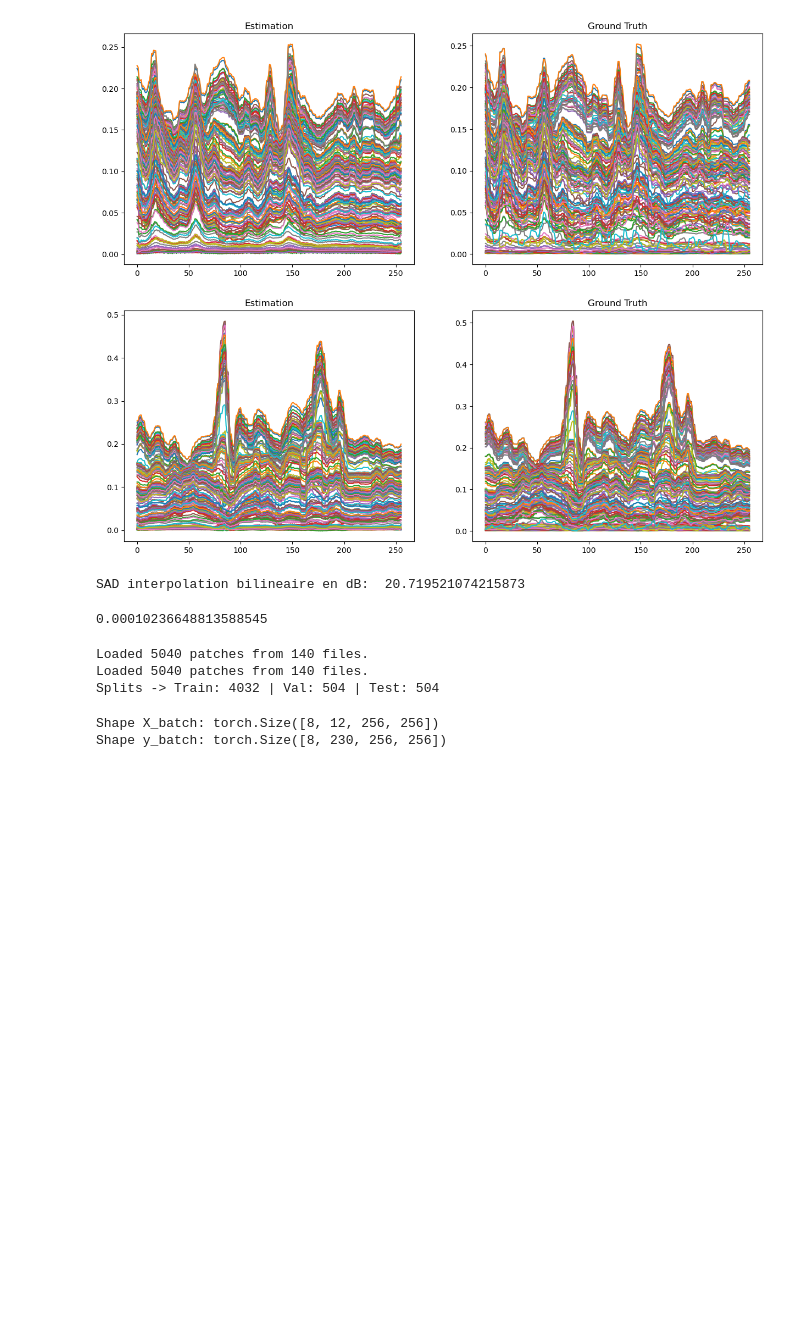
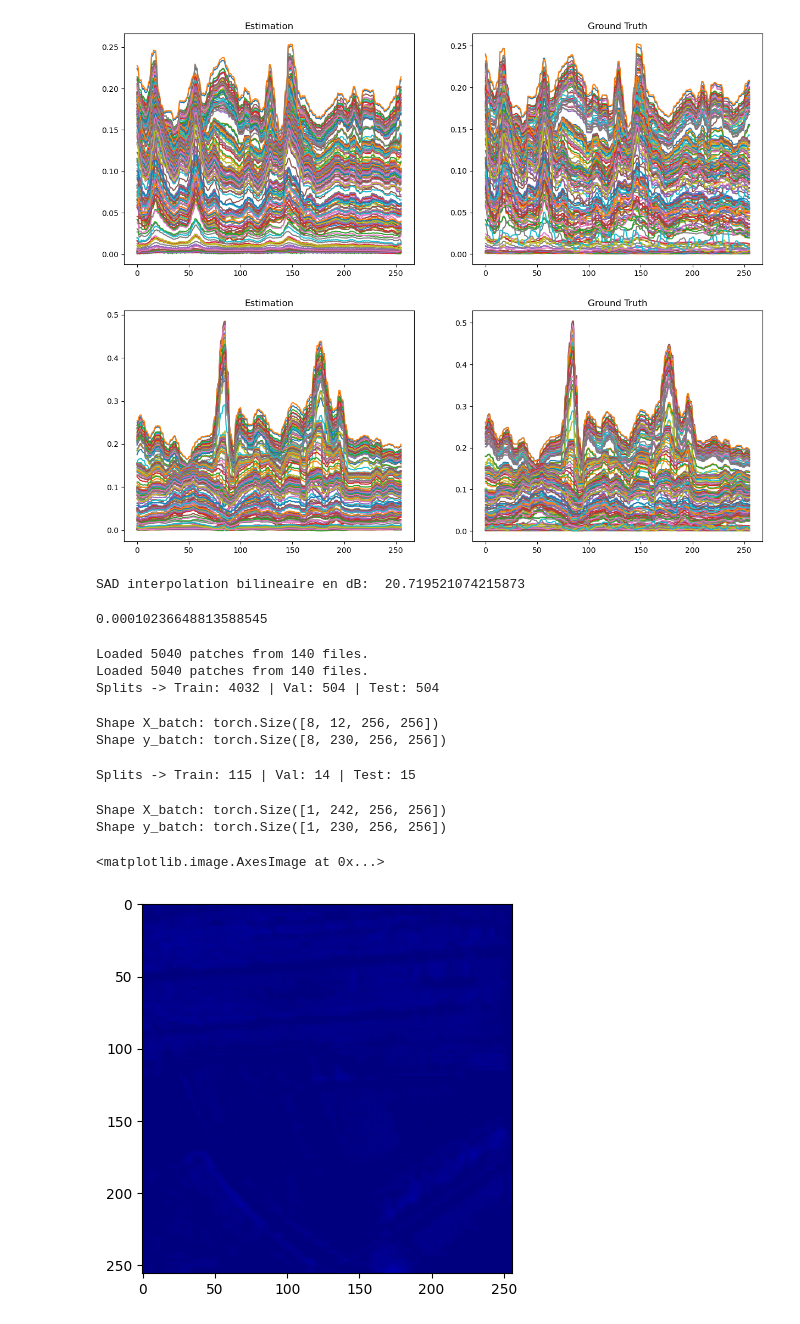
Before and after one commit to clementgilli/Multimodal-change-detection-for-remote-sensing-images, a Jupyter notebook: worksheet.ipynb, the cells around one changed output. Saved outputs shown, nothing was run; the diff lists cells and outputs as text; code cells hidden in the pictures; blank space fills up the shorter version.

```diff
--- a/worksheet.ipynb
+++ b/worksheet.ipynb
@@ -187,3 +187,22 @@ for X_batch, y_batch in test_loader:
 # %% [output]
 Shape X_batch: torch.Size([8, 12, 256, 256])
 Shape y_batch: torch.Size([8, 230, 256, 256])
+# %%
+from src.utils_dataset import IncertitudeDataset, create_dataloaders
+
+train_loader, val_loader, test_loader = create_dataloaders(dataset_class=IncertitudeDataset, batch_size=1, num_workers=0)
+# %% [output]
+Splits -> Train: 115 | Val: 14 | Test: 15
+# %%
+for X_batch, y_batch in test_loader:
+    print("Shape X_batch:", X_batch.shape)
+    print("Shape y_batch:", y_batch.shape)
+    break
+# %% [output]
+Shape X_batch: torch.Size([1, 242, 256, 256])
+Shape y_batch: torch.Size([1, 230, 256, 256])
+# %%
+plt.imshow(y_batch[0, np.random.randint(0, y_batch.shape[1]), :, :].numpy(), cmap='jet', vmin=0, vmax=1)
+# %% [output]
+<matplotlib.image.AxesImage at 0x...>
+[figure, added]
```
Also changed, not shown: 4 other files.
